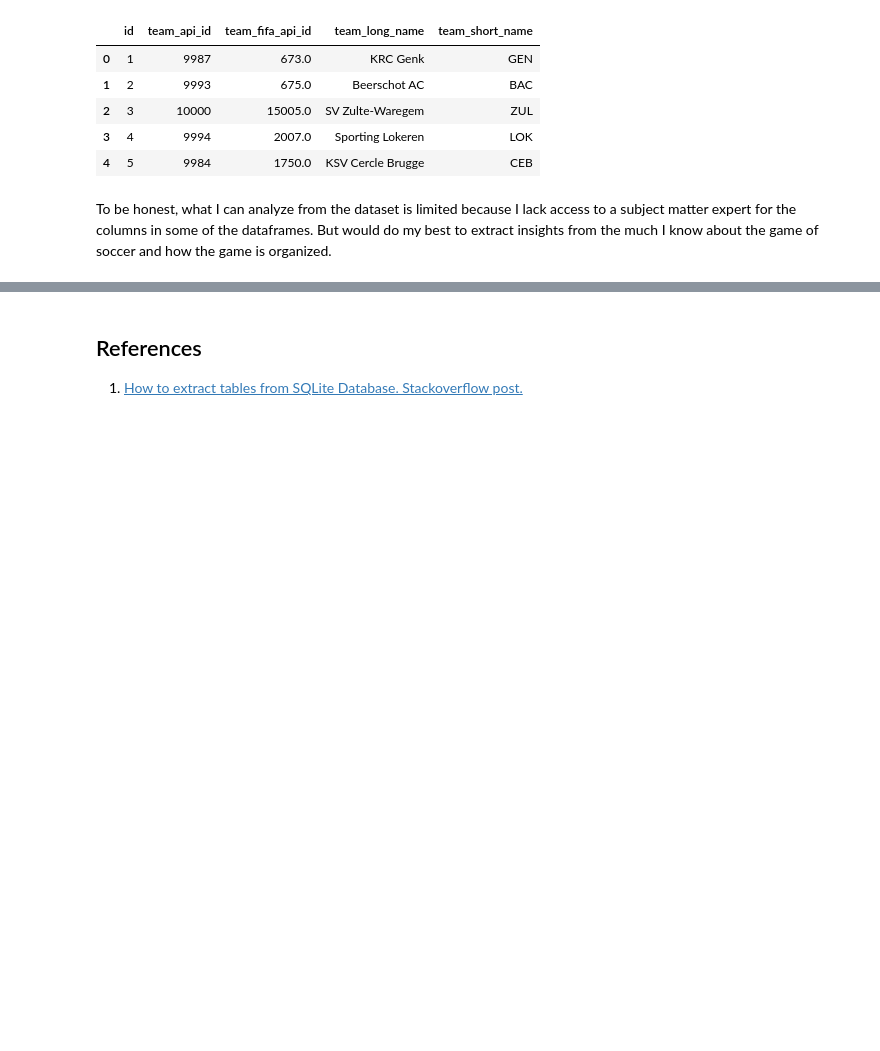
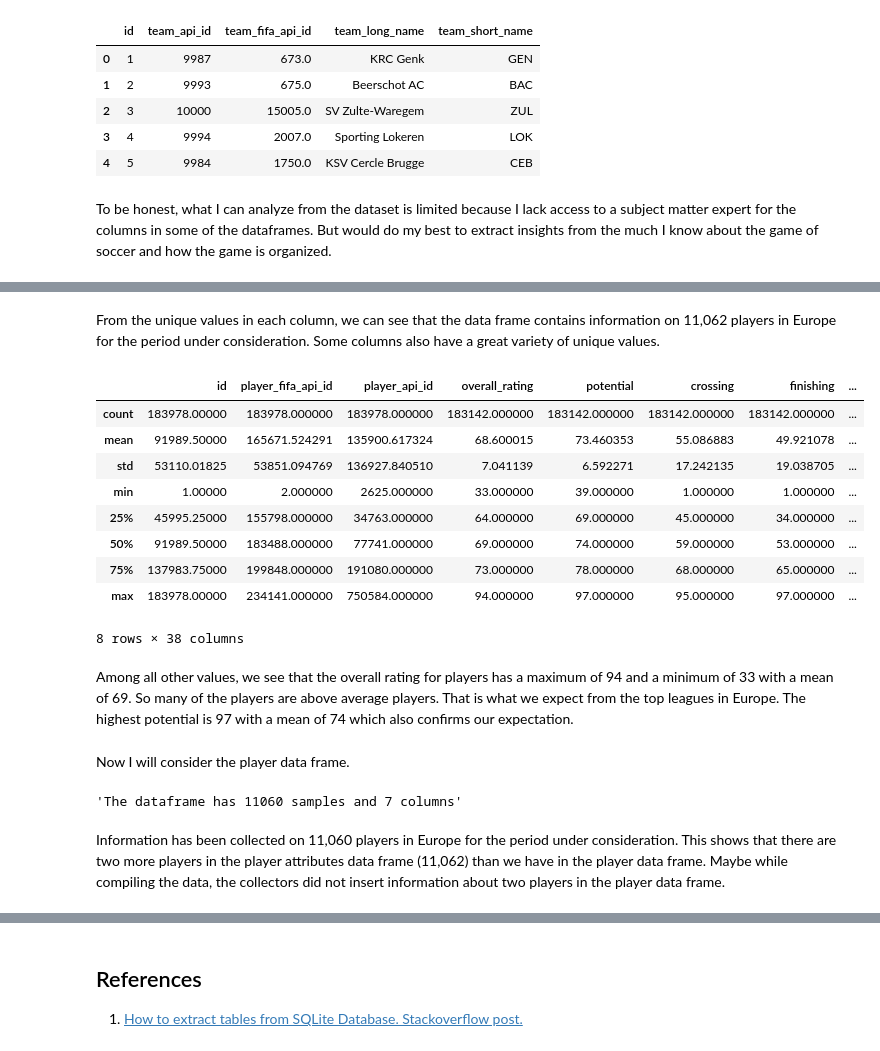
Before and after one commit to Emekadavid/european_soccer, a Jupyter notebook: notebook.ipynb, the cells around one changed output, grey strips where cells are left out. Drawn from its saved outputs; the diff is of its cells as text; code cells hidden in the pictures; blank space fills up the shorter version.

```diff
--- a/notebook.ipynb
+++ b/notebook.ipynb
@@ -108,7 +110,7 @@ Index(['LBD', 'LBA', 'PSH', 'PSD', 'PSA', 'WHH', 'WHD', 'WHA', 'SJH', 'SJD',
 # %% [markdown]
 We'll further analyze the match dataframe soon. Let's import the rest of the datasets
 # %%
-player_attributes_df = pd.read_csv("./data/Player_Attributes.csv")
+player_attributes_df = pd.read_csv("./data_csvs/Player_Attributes.csv")
 player_attributes_df.head().T
 # %% [output]
 |  | 0 | 1 | 2 | 3 | 4 |
@@ -176,0 +439,27 @@ To be honest, what I can analyze from the dataset is limited because I lack acce
+# %% [markdown]
+From the unique values in each column, we can see that the data frame contains information on 11,062 players in Europe for the period under consideration. Some columns also have a great variety of unique values.
+# %%
+# let's take descriptive statistics
+player_attributes_df.describe()
+# %% [output]
+|  | id | player_fifa_api_id | player_api_id | overall_rating | potential | crossing | finishing | ... |
+| count | 183978.00000 | 183978.000000 | 183978.000000 | 183142.000000 | 183142.000000 | 183142.000000 | 183142.000000 | ... |
+| mean | 91989.50000 | 165671.524291 | 135900.617324 | 68.600015 | 73.460353 | 55.086883 | 49.921078 | ... |
+| std | 53110.01825 | 53851.094769 | 136927.840510 | 7.041139 | 6.592271 | 17.242135 | 19.038705 | ... |
+| min | 1.00000 | 2.000000 | 2625.000000 | 33.000000 | 39.000000 | 1.000000 | 1.000000 | ... |
+| 25% | 45995.25000 | 155798.000000 | 34763.000000 | 64.000000 | 69.000000 | 45.000000 | 34.000000 | ... |
+| 50% | 91989.50000 | 183488.000000 | 77741.000000 | 69.000000 | 74.000000 | 59.000000 | 53.000000 | ... |
+| 75% | 137983.75000 | 199848.000000 | 191080.000000 | 73.000000 | 78.000000 | 68.000000 | 65.000000 | ... |
+| max | 183978.00000 | 234141.000000 | 750584.000000 | 94.000000 | 97.000000 | 95.000000 | 97.000000 | ... |
+8 rows × 38 columns
+# %% [markdown]
+Among all other values, we see that the overall rating for players has a maximum of 94 and a minimum of 33 with a mean of 69. So many of the players are above average players. That is what we expect from the top leagues in Europe. The highest potential is 97 with a mean of 74 which also confirms our expectation.
+# %% [markdown]
+Now I will consider the player data frame.
+# %%
+# checking dimensions
+f'The dataframe has {player_df.shape[0]} samples and {player_df.shape[1]} columns'
+# %% [output]
+'The dataframe has 11060 samples and 7 columns'
+# %% [markdown]
+Information has been collected on 11,060 players in Europe for the period under consideration. This shows that there are two more players in the player attributes data frame (11,062) than we have in the player data frame. Maybe while compiling the data, the collectors did not insert information about two players in the player data frame.
```
Also changed, not shown: parts of 65 cells of this notebook, 1 other file.
